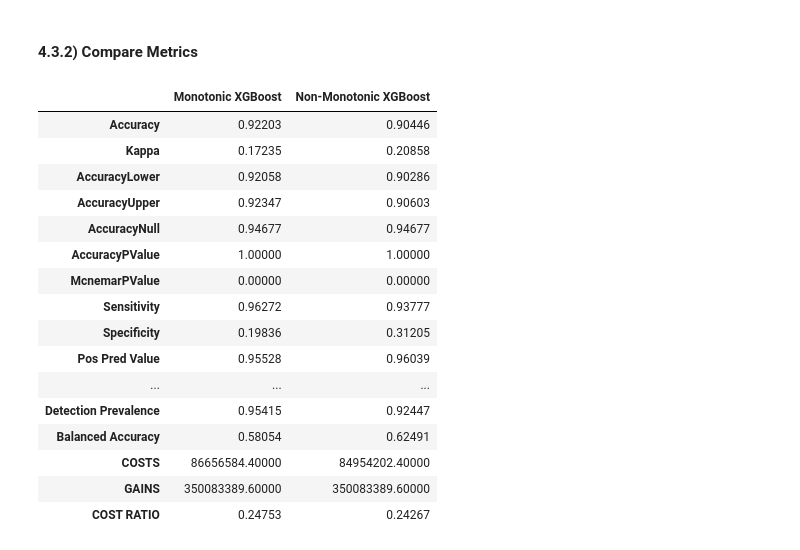
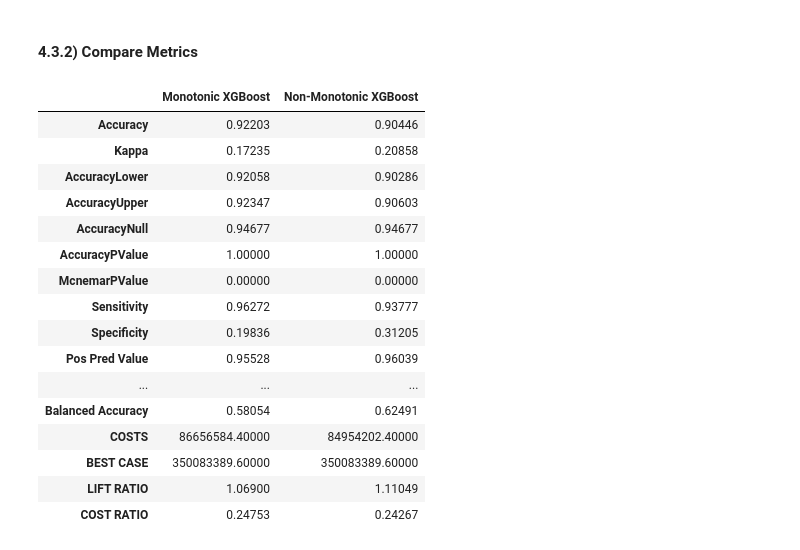
Before and after one commit to csp571-final-project/CSP-571-Final-Project, a Jupyter notebook: 3.8.1_XGBoost_Train_Compare [R].ipynb, the cells around one changed output. Cells and saved outputs as stored; diff of their text form; code cells hidden in the pictures.

```diff
--- a/3.8.1_XGBoost_Train_Compare [R].ipynb
+++ b/3.8.1_XGBoost_Train_Compare [R].ipynb
@@ -1017,8 +1036,14 @@ Time difference of 16.83963 mins
 # %% [markdown]
 #### 4.2.4) Calculate Model Relative Losses
 # %%
+xgb.opt.NIR <- sum(xgb.opt.cm$table[,1])/sum(xgb.opt.cm$table)
 xgb.opt.costs <- ((xgb.opt.cm$table[1,2]*mloan_amnt)+(xgb.opt.cm$table[2,1]*mreturns))
-xgb.opt.gains <- ((xgb.opt.cm$table[1,1]*mreturns)+(xgb.opt.cm$table[2,1]*mreturns))
-xgb.opt.cost.ratio <- xgb.opt.costs / xgb.opt.gains
-xgb.opt.cost.ratio
+xgb.opt.profits <- (xgb.opt.cm$table[1,1]*mreturns) - (xgb.opt.cm$table[1,2]*mloan_amnt)
+xgb.opt.naive <- (round(xgb.opt.NIR * sum(xgb.opt.cm$table[1,]),0)*mreturns)-(round((1-xgb.opt.NIR) * sum(xgb.opt.cm$table[1,]),0)*mloan_amnt)
+xgb.opt.best <- ((sum(xgb.opt.cm$table[,1])*mreturns))
+xgb.opt.worst <- (sum(xgb.opt.cm$table[,1])*mreturns)+(sum(xgb.opt.cm$table[,2])*mloan_amnt)
+xgb.opt.lift.ratio <- xgb.opt.profits / xgb.opt.naive
+xgb.opt.worst.ratio <- xgb.opt.worst / xgb.opt.best
+xgb.opt.cost.ratio <- xgb.opt.costs / xgb.opt.best
+xgb.opt.lift.ratio
 # %% [output]
@@ -1026,11 +1051,14 @@ xgb.opt.cost.ratio
 # %%
 threshs <- seq(0.15, 0.35, by = 0.0025)
 crs <- c()
+rets <- c()
 for(i in 1:length(threshs)) {
     cm <- confusionMatrix(table(xgb.opt.pred > threshs[i], y_test$default))
-    cr <- ((cm$table[1,2]*mloan_amnt)+(cm$table[2,1]*mreturns)) / ((cm$table[1,1]*mreturns)+(cm$table[2,1]*mreturns))
-    print(paste(threshs[i],cr))
+    cr <- ((cm$table[1,2]*mloan_amnt)+(cm$table[2,1]*mreturns)) / (sum(cm$table[,1])*mreturns)
+    print(paste(threshs[i],cr,sum(cm$table[,1])*mreturns))
     crs <- c(crs,cr)
+    rets <- c(rets, sum(cm$table[1,])*mreturns)
 }
-min(crs) #xgb.CSL.cv.opt2.threshold = 0.16
+min(crs) #xgb.CSL.cv.opt2.threshold = 0.16 #0.43
+max(rets)
 # %% [output]
@@ -1090,43 +1119,46 @@ ggplot(xgb.opt.mdl.3p.df, aes(x=x, y=y)) + geom_line(aes(colour = model)) +
 #### 4.3.2) Compare Metrics
 # %%
 options(scipen=999)
-makeCMStatsCol <- function(cm, colname, costs, gains, ratio){
+makeCMStatsCol <- function(cm, colname, costs, best, worst, ratio){
     cm.df1 <- as.data.frame(cm$overall)
     colnames(cm.df1) <- c(colname)
     cm.df2 <- as.data.frame(cm$byClass)
     colnames(cm.df2) <- c(colname)
     cm.df3 <- data.frame(costs)
     row.names(cm.df3) <- c("COSTS")
     colnames(cm.df3) <- c(colname)
-    cm.df4 <- data.frame(gains)
-    row.names(cm.df4) <- c("GAINS")
+    cm.df4 <- data.frame(best)
+    row.names(cm.df4) <- c("BEST CASE")
     colnames(cm.df4) <- c(colname)
-    cm.df5 <- data.frame(ratio)
-    row.names(cm.df5) <- c("COST RATIO")
+    cm.df5 <- data.frame(worst)
+    row.names(cm.df5) <- c("LIFT RATIO")
     colnames(cm.df5) <- c(colname)
-    cm.df <- rbind(cm.df1, cm.df2, cm.df3, cm.df4, cm.df5)
+    cm.df6 <- data.frame(ratio)
+    row.names(cm.df6) <- c("COST RATIO")
+    colnames(cm.df6) <- c(colname)
+    cm.df <- rbind(cm.df1, cm.df2, cm.df3, cm.df4, cm.df5, cm.df6)
     cm.df <- round(cm.df, 5)
     return(cm.df)
 }
 cbind(
-    makeCMStatsCol(xgb.mono.opt.cm, "Monotonic XGBoost", xgb.mono.opt.costs, xgb.mono.opt.gains, xgb.mono.opt.cost.ratio),
-    makeCMStatsCol(xgb.opt.cm, "Non-Monotonic XGBoost", xgb.opt.costs, xgb.opt.gains, xgb.opt.cost.ratio)
+    makeCMStatsCol(xgb.mono.opt.cm, "Monotonic XGBoost", xgb.mono.opt.costs, xgb.mono.opt.best, xgb.mono.opt.lift.ratio, xgb.mono.opt.cost.ratio),
+    makeCMStatsCol(xgb.opt.cm, "Non-Monotonic XGBoost", xgb.opt.costs, xgb.opt.best, xgb.opt.lift.ratio, xgb.opt.cost.ratio)
 )
 # %% [output]
 |  | Monotonic XGBoost | Non-Monotonic XGBoost |
 | Accuracy | 0.92203 | 0.90446 |
 | Kappa | 0.17235 | 0.20858 |
 | AccuracyLower | 0.92058 | 0.90286 |
 | AccuracyUpper | 0.92347 | 0.90603 |
 | AccuracyNull | 0.94677 | 0.94677 |
 | AccuracyPValue | 1.00000 | 1.00000 |
 | McnemarPValue | 0.00000 | 0.00000 |
 | Sensitivity | 0.96272 | 0.93777 |
 | Specificity | 0.19836 | 0.31205 |
 | Pos Pred Value | 0.95528 | 0.96039 |
 | ... | ... | ... |
-| Detection Prevalence | 0.95415 | 0.92447 |
 | Balanced Accuracy | 0.58054 | 0.62491 |
 | COSTS | 86656584.40000 | 84954202.40000 |
-| GAINS | 350083389.60000 | 350083389.60000 |
+| BEST CASE | 350083389.60000 | 350083389.60000 |
+| LIFT RATIO | 1.06900 | 1.11049 |
 | COST RATIO | 0.24753 | 0.24267 |
```
Also changed, not shown: parts of 7 cells of this notebook, 16 other files.
